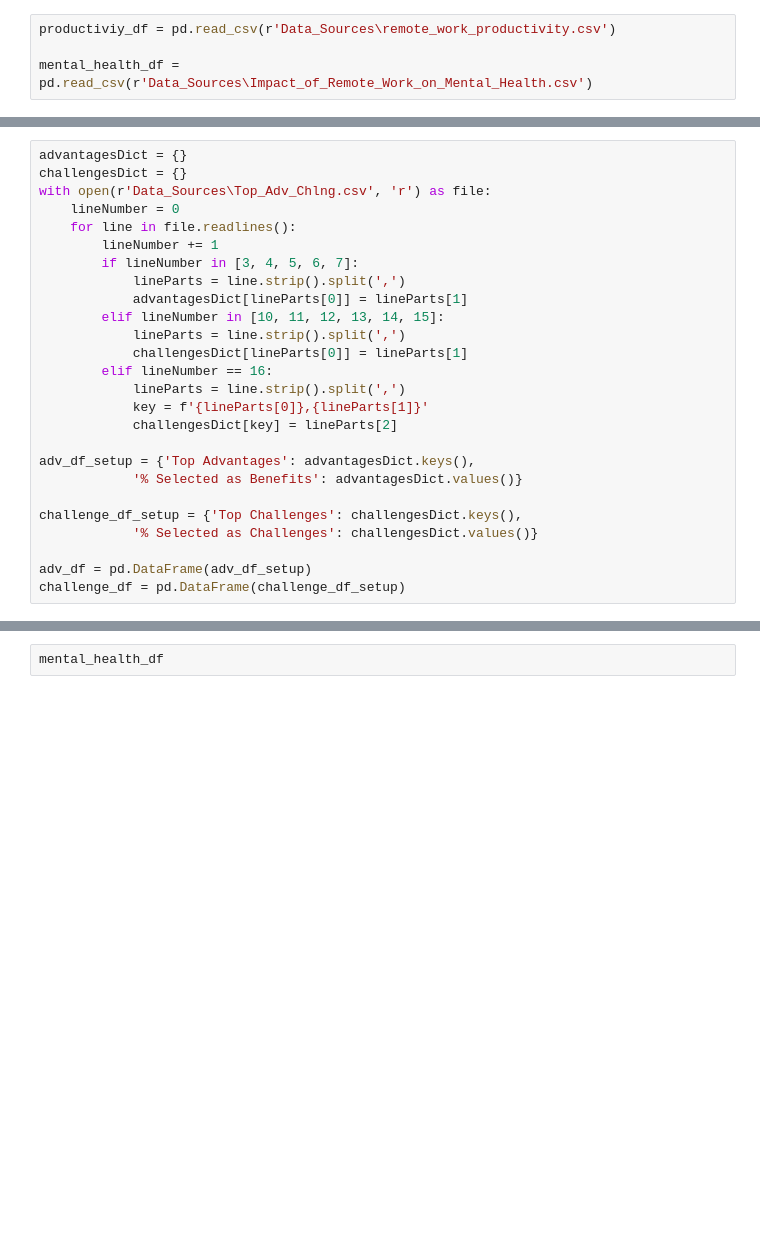
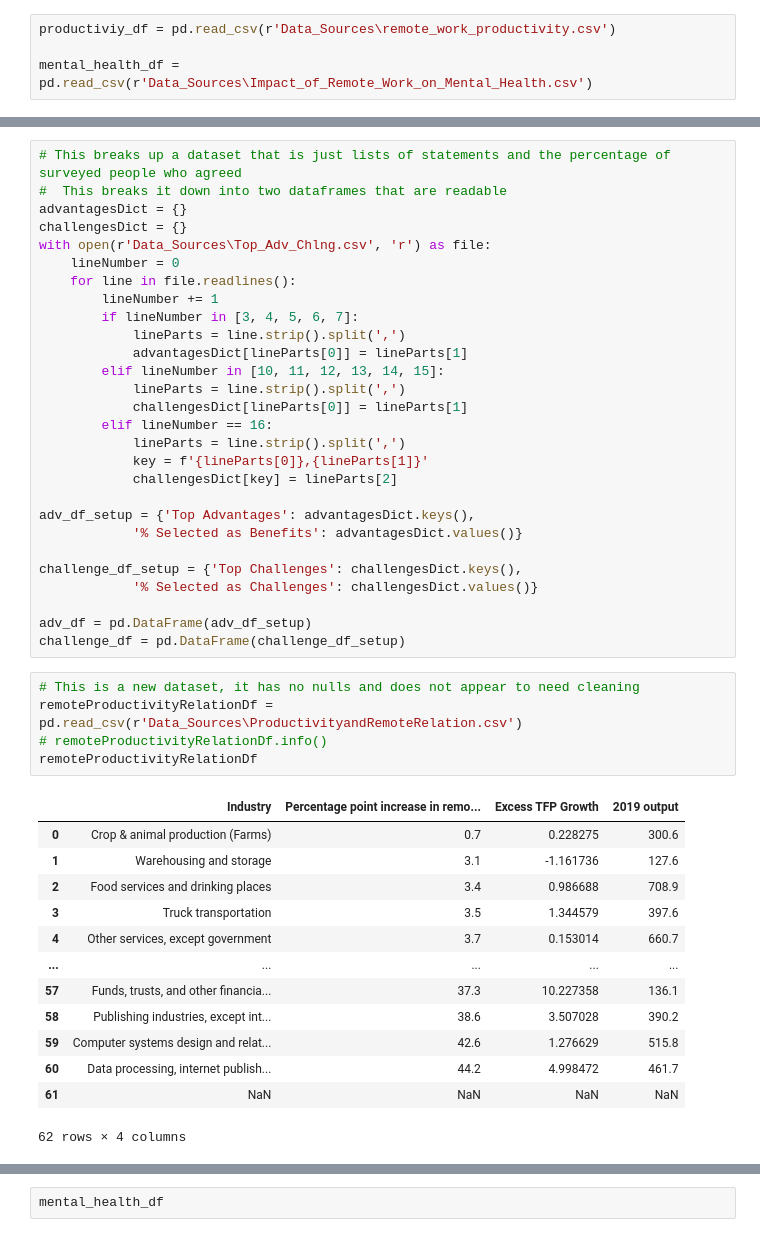
Before and after one commit to IT4063C-Fall24/final-project-dumfornc, a Jupyter notebook: source.ipynb, the cells around one changed output, grey strips where cells are left out. Saved outputs shown, nothing was run; the diff lists cells and outputs as text; blank space fills up the shorter version.

Commit message:
[Final] Added a new data source

```diff
--- a/source.ipynb
+++ b/source.ipynb
@@ -59,4 +85,6 @@ TWDP_age_df
 # %%
+# This breaks up a dataset that is just lists of statements and the percentage of surveyed people who agreed
+#  This breaks it down into two dataframes that are readable
 advantagesDict = {}
 challengesDict = {}
 with open(r'Data_Sources\Top_Adv_Chlng.csv', 'r') as file:
@@ -82,5 +110,24 @@ challenge_df_setup = {'Top Challenges': challengesDict.keys(),
 
 adv_df = pd.DataFrame(adv_df_setup)
 challenge_df = pd.DataFrame(challenge_df_setup)
+# %%
+# This is a new dataset, it has no nulls and does not appear to need cleaning
+remoteProductivityRelationDf = pd.read_csv(r'Data_Sources\ProductivityandRemoteRelation.csv')
+# remoteProductivityRelationDf.info()
+remoteProductivityRelationDf
+# %% [output]
+|  | Industry | Percentage point increase in remo... | Excess TFP Growth | 2019 output |
+| 0 | Crop & animal production (Farms) | 0.7 | 0.228275 | 300.6 |
+| 1 | Warehousing and storage | 3.1 | -1.161736 | 127.6 |
+| 2 | Food services and drinking places | 3.4 | 0.986688 | 708.9 |
+| 3 | Truck transportation | 3.5 | 1.344579 | 397.6 |
+| 4 | Other services, except government | 3.7 | 0.153014 | 660.7 |
+| ... | ... | ... | ... | ... |
+| 57 | Funds, trusts, and other financia... | 37.3 | 10.227358 | 136.1 |
+| 58 | Publishing industries, except int... | 38.6 | 3.507028 | 390.2 |
+| 59 | Computer systems design and relat... | 42.6 | 1.276629 | 515.8 |
+| 60 | Data processing, internet publish... | 44.2 | 4.998472 | 461.7 |
+| 61 | NaN | NaN | NaN | NaN |
+62 rows × 4 columns
 # %%
 adv_df
```
Also changed, not shown: parts of 6 cells of this notebook, 1 other file.
